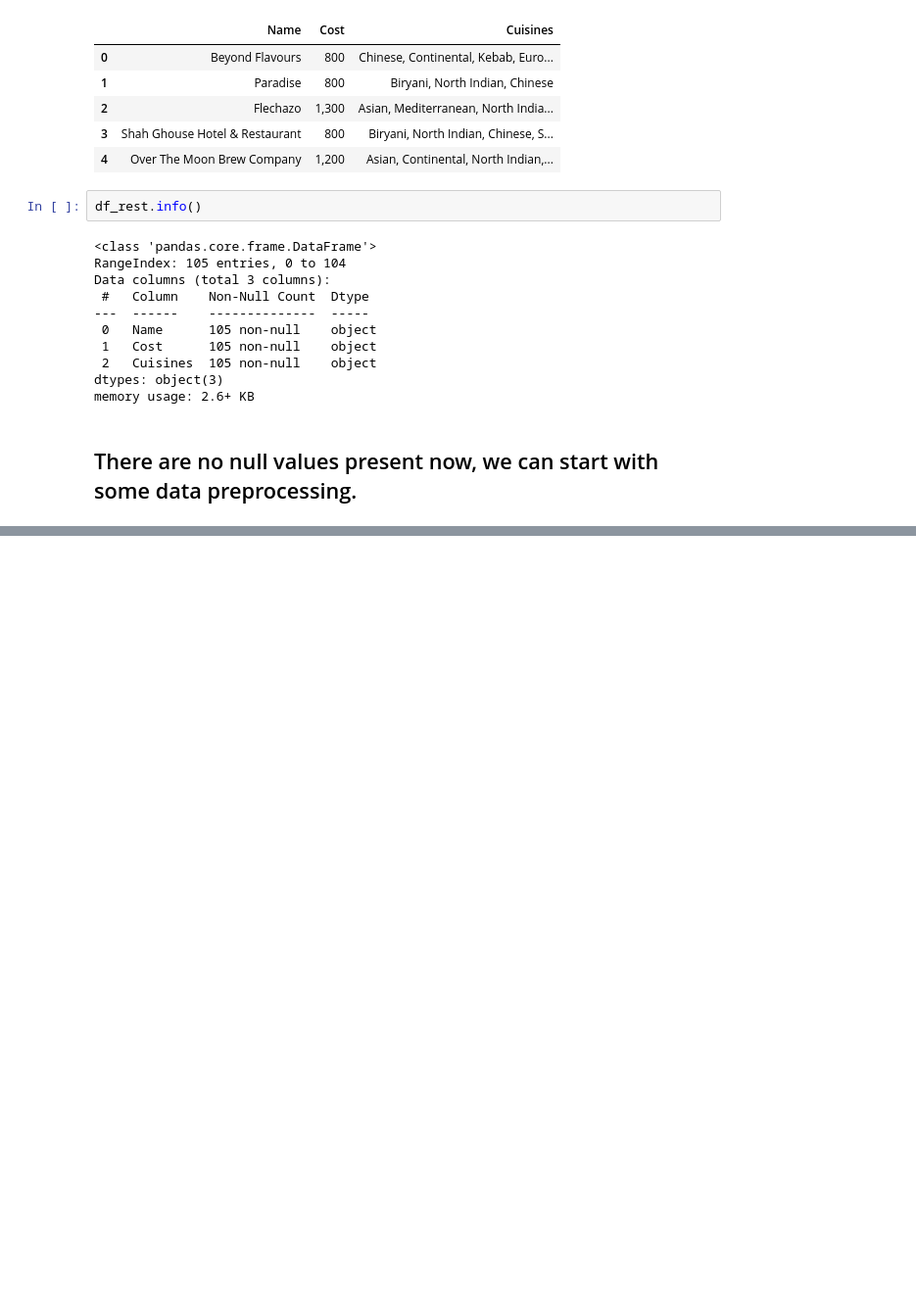
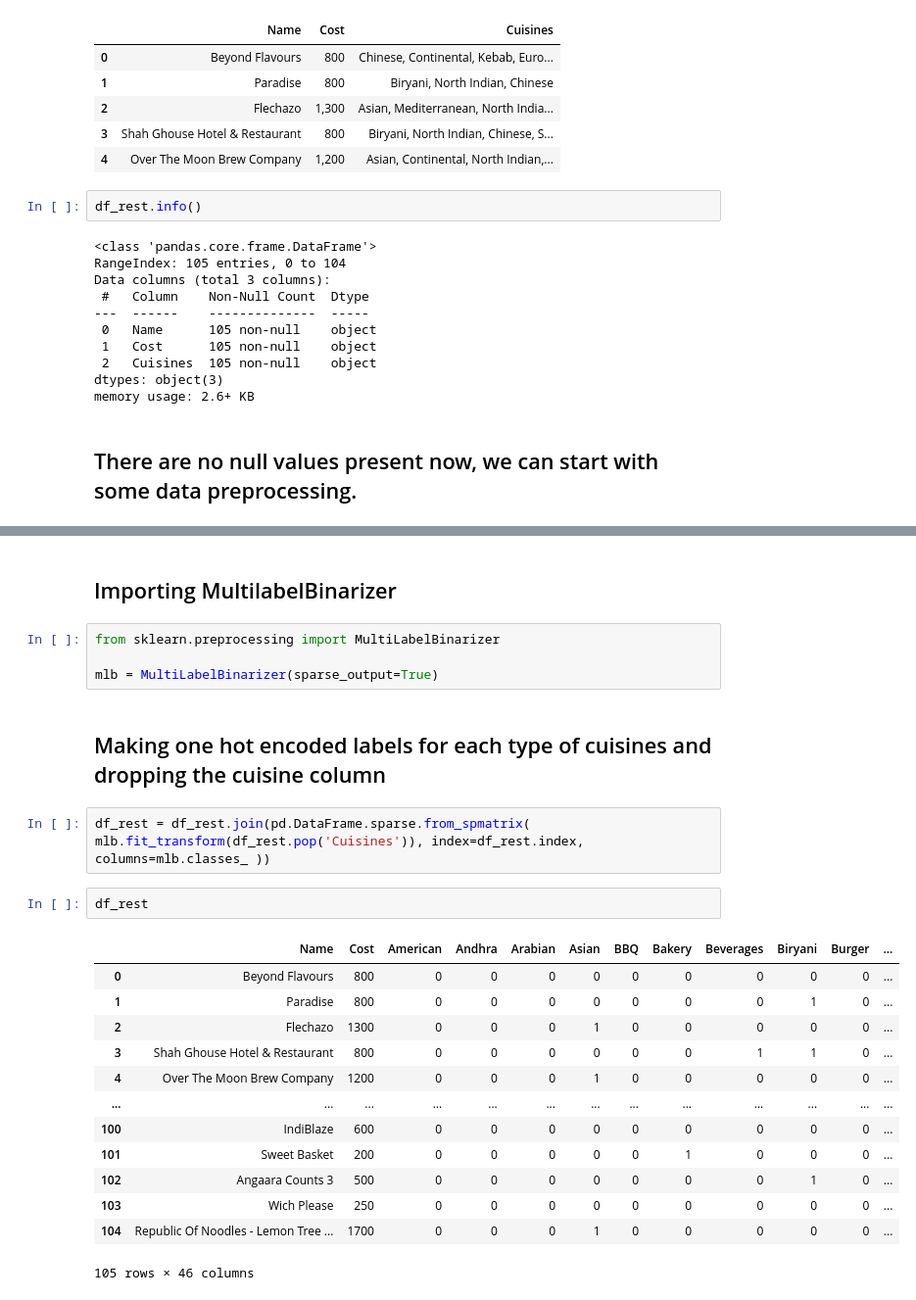
Before and after one commit to anirudh4git/Zomato-Restaurant-Clustering--Sentiment-Analysis, a Jupyter notebook: ZOMATO__RESTAURANT_CLUSTERING_&_SENTIMENT_ANALYSIS.ipynb, the cells around one changed output, grey strips where cells are left out. Shown at 98% size. Drawn from its saved outputs; the diff is of its cells as text; blank space fills up the shorter version.

```diff
--- a/ZOMATO__RESTAURANT_CLUSTERING_&_SENTIMENT_ANALYSIS.ipynb
+++ b/ZOMATO__RESTAURANT_CLUSTERING_&_SENTIMENT_ANALYSIS.ipynb
@@ -237,0 +244,26 @@ memory usage: 2.6+ KB
+# %% [markdown]
+## Importing MultilabelBinarizer
+# %%
+from sklearn.preprocessing import MultiLabelBinarizer
+
+mlb = MultiLabelBinarizer(sparse_output=True)
+# %% [markdown]
+## Making one hot encoded labels for each type of cuisines and dropping the cuisine column
+# %%
+df_rest = df_rest.join(pd.DataFrame.sparse.from_spmatrix( mlb.fit_transform(df_rest.pop('Cuisines')), index=df_rest.index, columns=mlb.classes_ ))
+# %%
+df_rest
+# %% [output]
+|  | Name | Cost | American | Andhra | Arabian | Asian | BBQ | Bakery | Beverages | Biryani | Burger | ... |
+| 0 | Beyond Flavours | 800 | 0 | 0 | 0 | 0 | 0 | 0 | 0 | 0 | 0 | ... |
+| 1 | Paradise | 800 | 0 | 0 | 0 | 0 | 0 | 0 | 0 | 1 | 0 | ... |
+| 2 | Flechazo | 1300 | 0 | 0 | 0 | 1 | 0 | 0 | 0 | 0 | 0 | ... |
+| 3 | Shah Ghouse Hotel & Restaurant | 800 | 0 | 0 | 0 | 0 | 0 | 0 | 1 | 1 | 0 | ... |
+| 4 | Over The Moon Brew Company | 1200 | 0 | 0 | 0 | 1 | 0 | 0 | 0 | 0 | 0 | ... |
+| ... | ... | ... | ... | ... | ... | ... | ... | ... | ... | ... | ... | ... |
+| 100 | IndiBlaze | 600 | 0 | 0 | 0 | 0 | 0 | 0 | 0 | 0 | 0 | ... |
+| 101 | Sweet Basket | 200 | 0 | 0 | 0 | 0 | 0 | 1 | 0 | 0 | 0 | ... |
+| 102 | Angaara Counts 3 | 500 | 0 | 0 | 0 | 0 | 0 | 0 | 0 | 1 | 0 | ... |
+| 103 | Wich Please | 250 | 0 | 0 | 0 | 0 | 0 | 0 | 0 | 0 | 0 | ... |
+| 104 | Republic Of Noodles - Lemon Tree ... | 1700 | 0 | 0 | 0 | 1 | 0 | 0 | 0 | 0 | 0 | ... |
+105 rows × 46 columns
```
Also changed, not shown: parts of 25 cells of this notebook.
